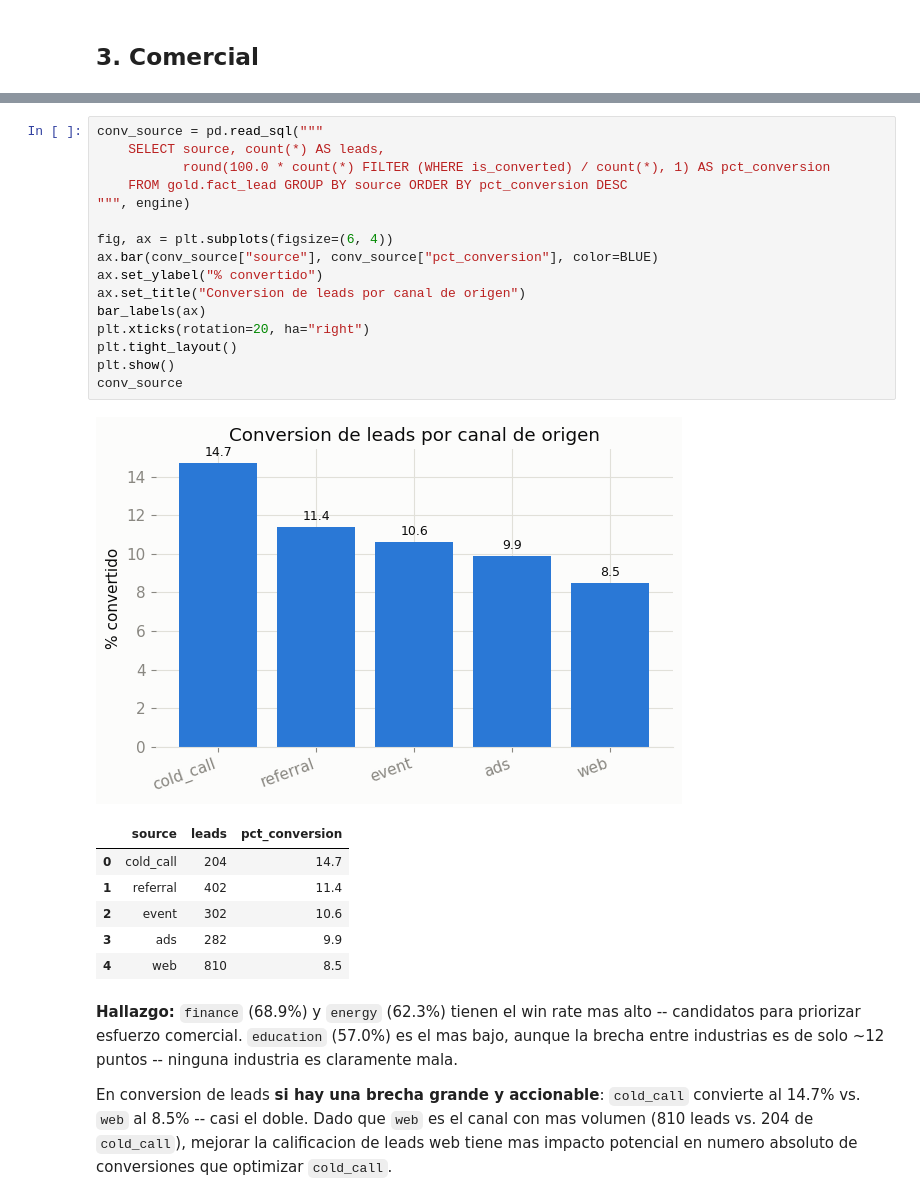
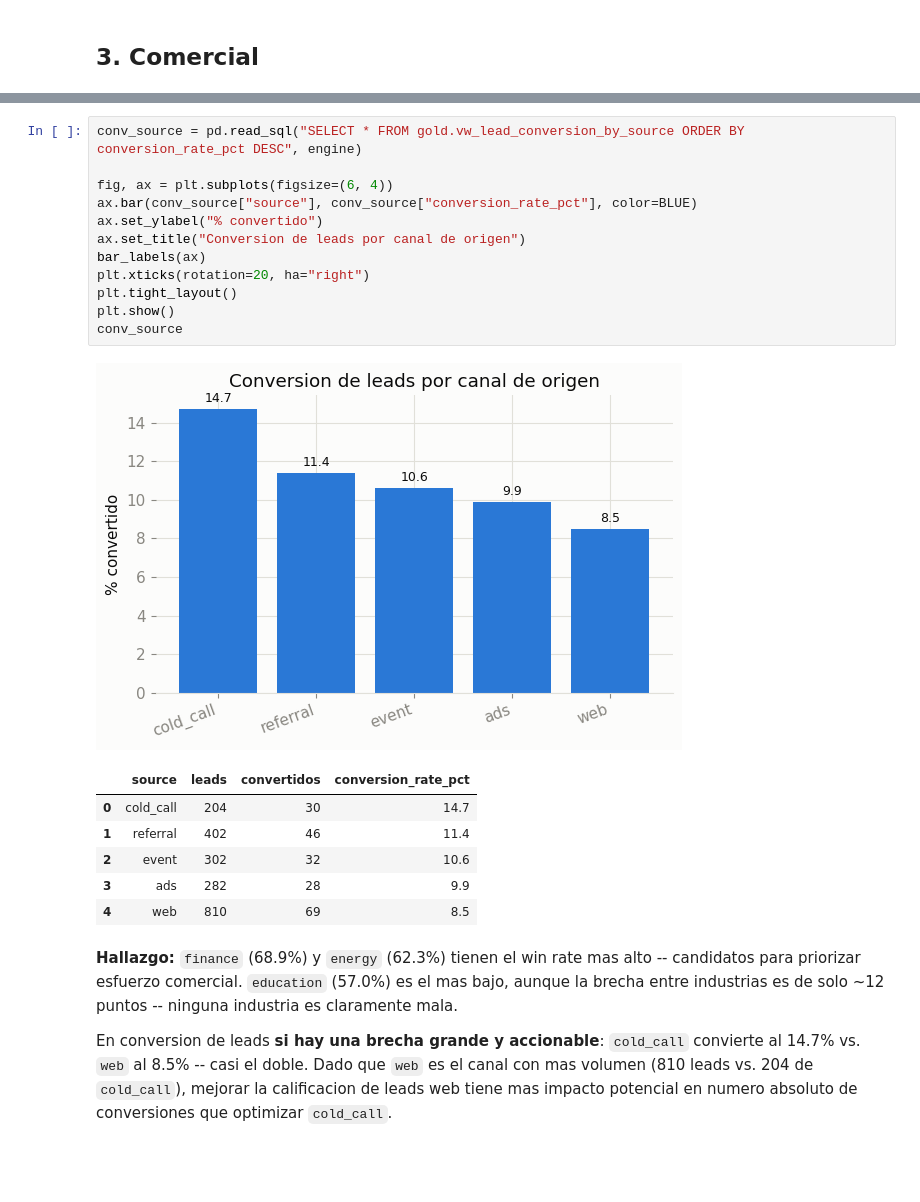
Before and after one commit to ivanjhunior2/tigo-bootcamp-datascience, a Jupyter notebook: notebooks/analysis/01_insights.ipynb, the cells around one changed output, grey strips where cells are left out. Cells and saved outputs as stored; diff of their text form; blank space fills up the shorter version.

```diff
--- a/notebooks/analysis/01_insights.ipynb
+++ b/notebooks/analysis/01_insights.ipynb
@@ -199,27 +181,23 @@ winrate_ind
 # %%
-conv_source = pd.read_sql("""
-    SELECT source, count(*) AS leads,
-           round(100.0 * count(*) FILTER (WHERE is_converted) / count(*), 1) AS pct_conversion
-    FROM gold.fact_lead GROUP BY source ORDER BY pct_conversion DESC
-""", engine)
+conv_source = pd.read_sql("SELECT * FROM gold.vw_lead_conversion_by_source ORDER BY conversion_rate_pct DESC", engine)
 
 fig, ax = plt.subplots(figsize=(6, 4))
-ax.bar(conv_source["source"], conv_source["pct_conversion"], color=BLUE)
+ax.bar(conv_source["source"], conv_source["conversion_rate_pct"], color=BLUE)
 ax.set_ylabel("% convertido")
 ax.set_title("Conversion de leads por canal de origen")
 bar_labels(ax)
 plt.xticks(rotation=20, ha="right")
 plt.tight_layout()
 plt.show()
 conv_source
 # %% [output]
 [figure]
-|  | source | leads | pct_conversion |
-| 0 | cold_call | 204 | 14.7 |
-| 1 | referral | 402 | 11.4 |
-| 2 | event | 302 | 10.6 |
-| 3 | ads | 282 | 9.9 |
-| 4 | web | 810 | 8.5 |
+|  | source | leads | convertidos | conversion_rate_pct |
+| 0 | cold_call | 204 | 30 | 14.7 |
+| 1 | referral | 402 | 46 | 11.4 |
+| 2 | event | 302 | 32 | 10.6 |
+| 3 | ads | 282 | 28 | 9.9 |
+| 4 | web | 810 | 69 | 8.5 |
 # %% [markdown]
 **Hallazgo:** `finance` (68.9%) y `energy` (62.3%) tienen el win rate mas alto -- candidatos para priorizar esfuerzo comercial. `education` (57.0%) es el mas bajo, aunque la brecha entre industrias es de solo ~12 puntos -- ninguna industria es claramente mala.
 
```
Also changed, not shown: parts of 6 cells of this notebook, 8 other files.
